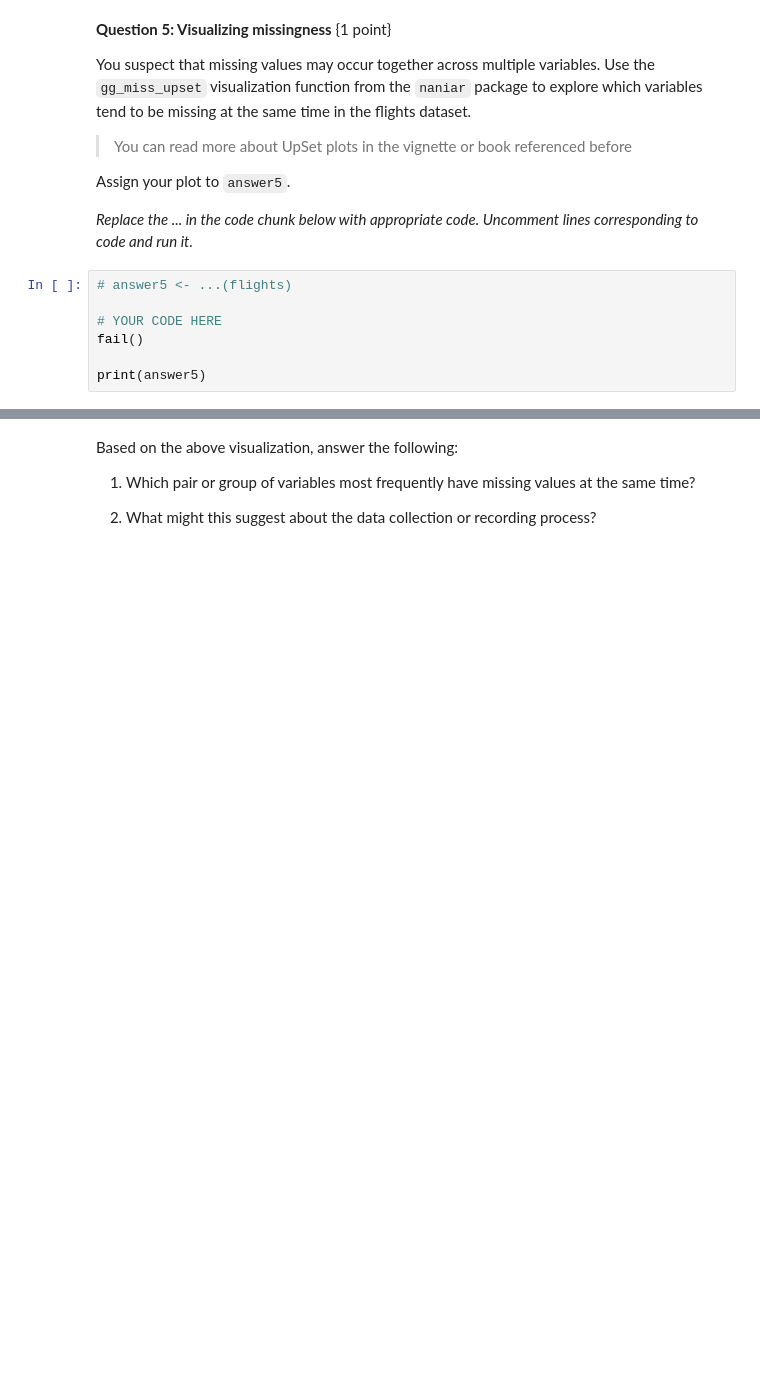
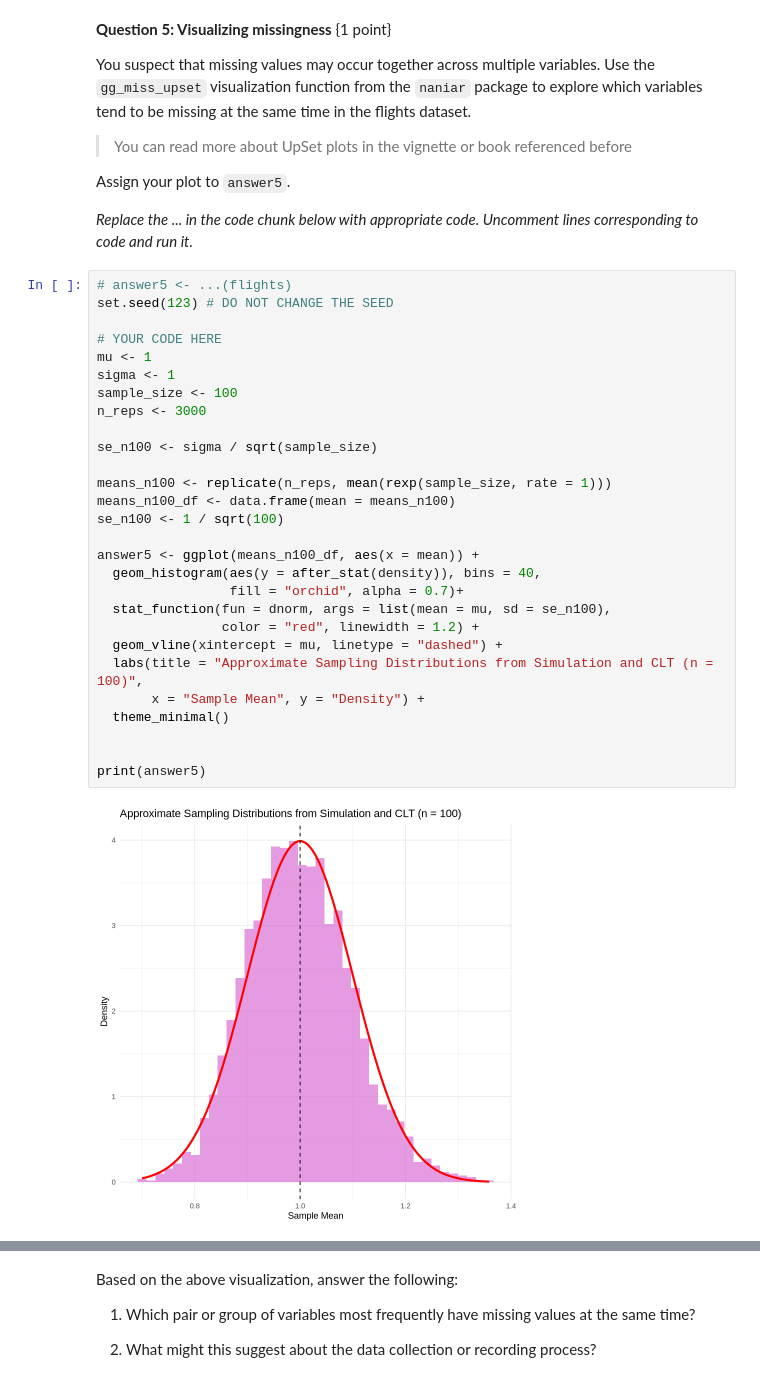
Before and after one commit to UBC-DSCI/dsci-200, a Jupyter notebook: worksheets/worksheet_missing-data/worksheet_missing-data.ipynb, the cells around one changed output, grey strips where cells are left out. Drawn from its saved outputs; the diff is of its cells as text; blank space fills up the shorter version.

```diff
--- a/worksheets/worksheet_missing-data/worksheet_missing-data.ipynb
+++ b/worksheets/worksheet_missing-data/worksheet_missing-data.ipynb
@@ -209,11 +225,34 @@ Assign your plot to `answer5`.
 *Replace the ... in the code chunk below with appropriate code. Uncomment lines corresponding to code and run it.*
 # %%
 # answer5 <- ...(flights)
+set.seed(123) # DO NOT CHANGE THE SEED
 
 # YOUR CODE HERE
-fail()
+mu <- 1
+sigma <- 1
+sample_size <- 100
+n_reps <- 3000
+
+se_n100 <- sigma / sqrt(sample_size)
+
+means_n100 <- replicate(n_reps, mean(rexp(sample_size, rate = 1)))
+means_n100_df <- data.frame(mean = means_n100)
+se_n100 <- 1 / sqrt(100)
+
+answer5 <- ggplot(means_n100_df, aes(x = mean)) +
+  geom_histogram(aes(y = after_stat(density)), bins = 40,
+                 fill = "orchid", alpha = 0.7)+
+  stat_function(fun = dnorm, args = list(mean = mu, sd = se_n100),
+                color = "red", linewidth = 1.2) +
+  geom_vline(xintercept = mu, linetype = "dashed") +
+  labs(title = "Approximate Sampling Distributions from Simulation and CLT (n = 100)",
+       x = "Sample Mean", y = "Density") +
+  theme_minimal()
+
 
 print(answer5)
+# %% [output]
+[figure, added]
 # %%
 library(digest)
 stopifnot("type of answer5 is not correct"= setequal(digest(paste(toString(class(answer5)), "e0e2a")), "840e6a5e70165f64fef0b1120368cc3b"))
```
Also changed, not shown: parts of 2 cells of this notebook, 4 other files.
